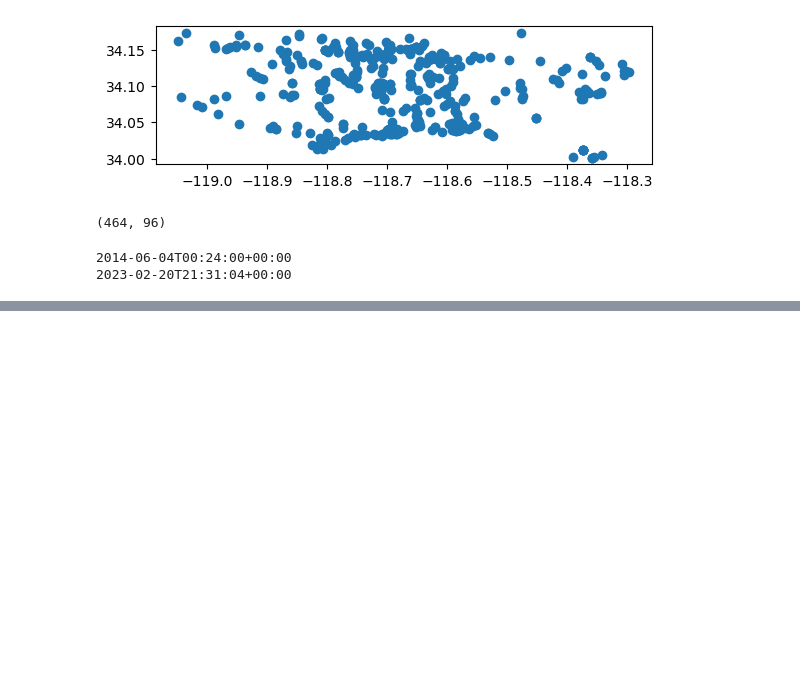
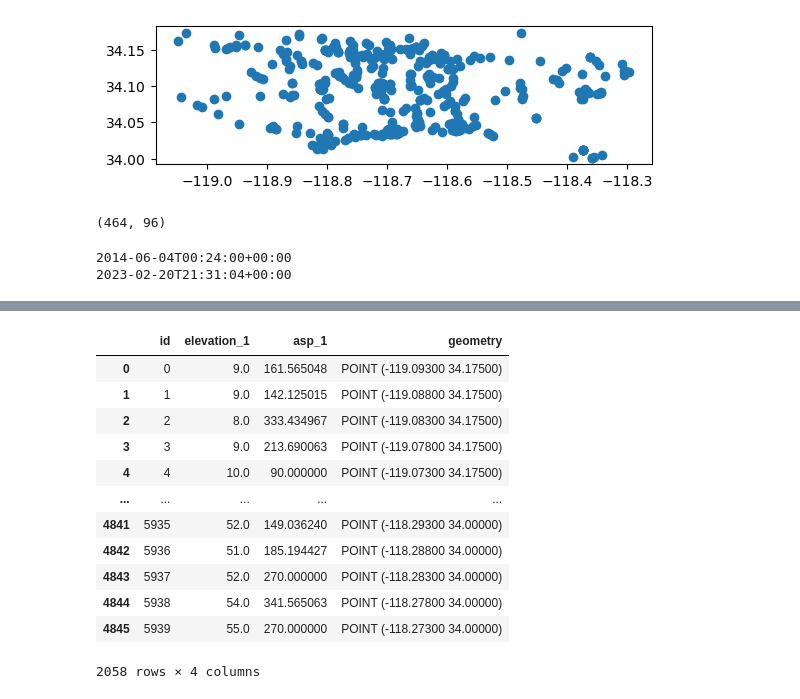
Before and after one commit to sralter/classifire, a Jupyter notebook: 01_capstone_notebooks/alter_samuel_capstone_perimeters.ipynb, the cells around one changed output, grey strips where cells are left out. Cells and saved outputs as stored; diff of their text form; code cells hidden in the pictures; blank space fills up the shorter version.

```diff
--- a/01_capstone_notebooks/alter_samuel_capstone_perimeters.ipynb
+++ b/01_capstone_notebooks/alter_samuel_capstone_perimeters.ipynb
@@ -417,0 +475,20 @@ print(fire_loc_sm_clip['FireDiscoveryDateTime'].max())
+# %%
+pd.set_option('display.max_rows', 10)
+sm_elev_asp_join_perim_noncontain=gpd.read_file('/Users/sra/Desktop/Data_Science_2023/_capstone/00_capstone_data/shapefiles/joins/sm_elev_asp_join_perim_nofire.geojson')
+sm_elev_asp_join_perim_noncontain
+sm_elev_asp_join_perim_noncontain=sm_elev_asp_join_perim_noncontain[sm_elev_asp_join_perim_noncontain['geometry'] != None]
+sm_elev_asp_join_perim_noncontain
+# %% [output]
+|  | id | elevation_1 | asp_1 | geometry |
+| 0 | 0 | 9.0 | 161.565048 | POINT (-119.09300 34.17500) |
+| 1 | 1 | 9.0 | 142.125015 | POINT (-119.08800 34.17500) |
+| 2 | 2 | 8.0 | 333.434967 | POINT (-119.08300 34.17500) |
+| 3 | 3 | 9.0 | 213.690063 | POINT (-119.07800 34.17500) |
+| 4 | 4 | 10.0 | 90.000000 | POINT (-119.07300 34.17500) |
+| ... | ... | ... | ... | ... |
+| 4841 | 5935 | 52.0 | 149.036240 | POINT (-118.29300 34.00000) |
+| 4842 | 5936 | 51.0 | 185.194427 | POINT (-118.28800 34.00000) |
+| 4843 | 5937 | 52.0 | 270.000000 | POINT (-118.28300 34.00000) |
+| 4844 | 5938 | 54.0 | 341.565063 | POINT (-118.27800 34.00000) |
+| 4845 | 5939 | 55.0 | 270.000000 | POINT (-118.27300 34.00000) |
+2058 rows × 4 columns
```
Also changed, not shown: parts of 5 cells of this notebook, 4 other files.
